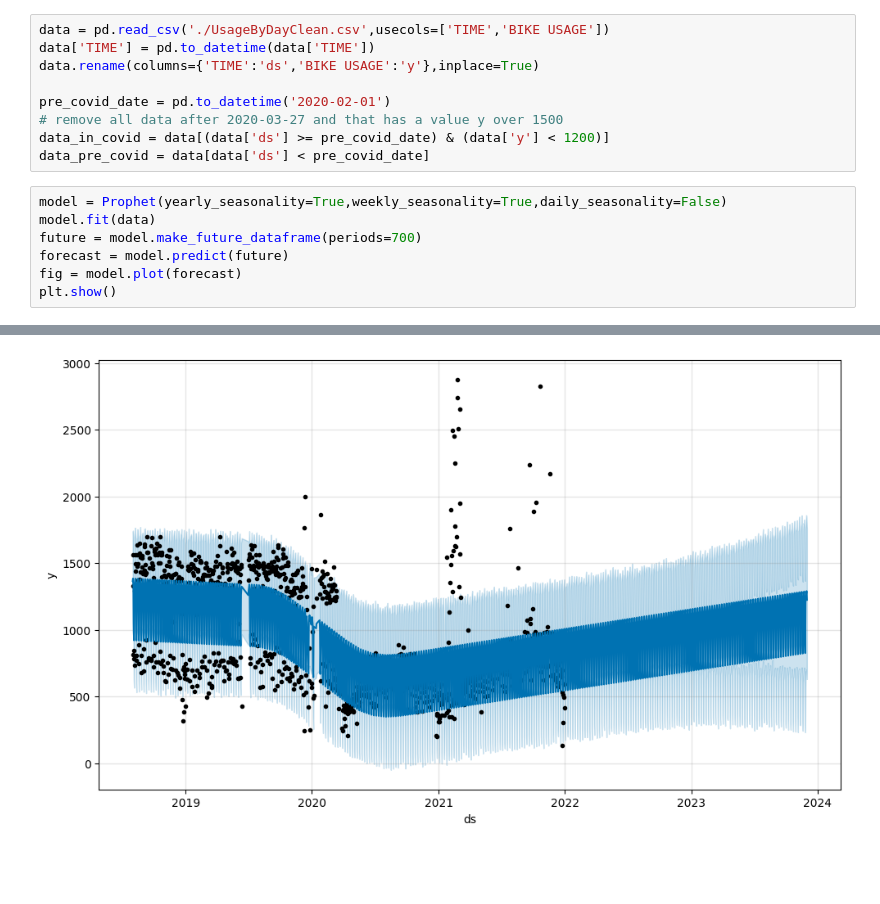
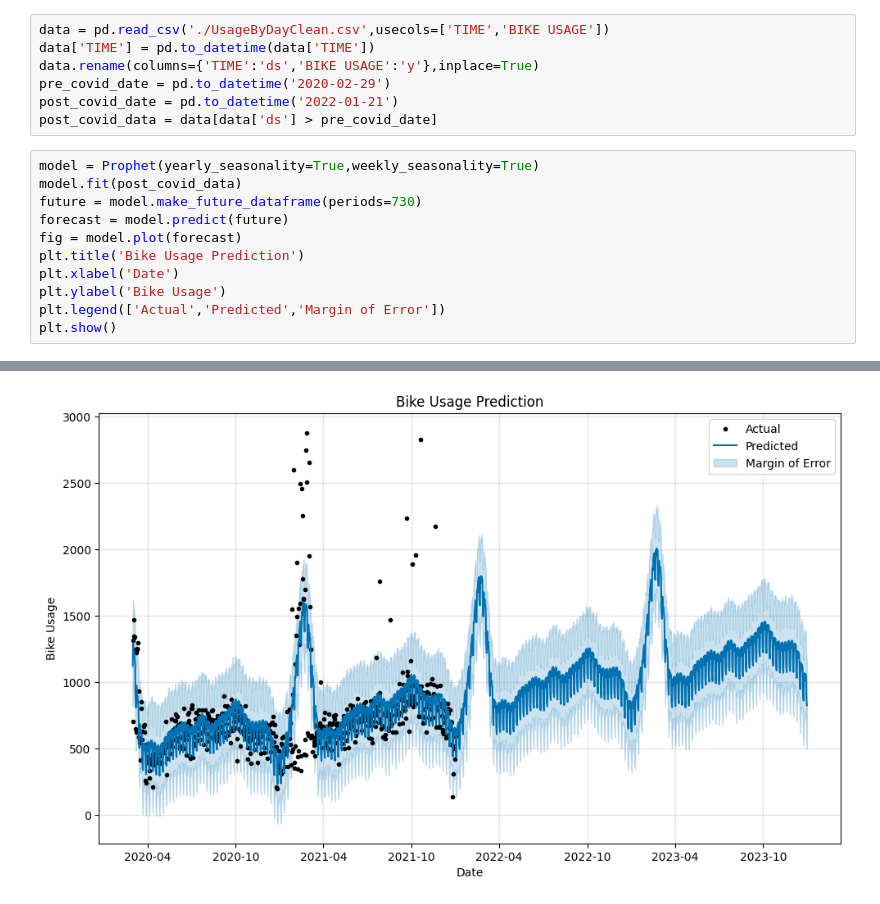
Before and after one commit to cpusch/MLFinalAssignment, a Jupyter notebook: covid impact forecast.ipynb, the cells around one changed output, grey strips where cells are left out. Drawn from its saved outputs; the diff is of its cells as text; blank space fills up the shorter version.

```diff
--- a/covid impact forecast.ipynb
+++ b/covid impact forecast.ipynb
@@ -8,16 +7,18 @@ Importing plotly failed. Interactive plots will not work.
 data = pd.read_csv('./UsageByDayClean.csv',usecols=['TIME','BIKE USAGE'])
 data['TIME'] = pd.to_datetime(data['TIME'])
 data.rename(columns={'TIME':'ds','BIKE USAGE':'y'},inplace=True)
-
-pre_covid_date = pd.to_datetime('2020-02-01')
-# remove all data after 2020-03-27 and that has a value y over 1500
-data_in_covid = data[(data['ds'] >= pre_covid_date) & (data['y'] < 1200)]
-data_pre_covid = data[data['ds'] < pre_covid_date]
+pre_covid_date = pd.to_datetime('2020-02-29')
+post_covid_date = pd.to_datetime('2022-01-21')
+post_covid_data = data[data['ds'] > pre_covid_date]
 # %%
-model = Prophet(yearly_seasonality=True,weekly_seasonality=True,daily_seasonality=False)
-model.fit(data)
-future = model.make_future_dataframe(periods=700)
+model = Prophet(yearly_seasonality=True,weekly_seasonality=True)
+model.fit(post_covid_data)
+future = model.make_future_dataframe(periods=730)
 forecast = model.predict(future)
 fig = model.plot(forecast)
+plt.title('Bike Usage Prediction')
+plt.xlabel('Date')
+plt.ylabel('Bike Usage')
+plt.legend(['Actual','Predicted','Margin of Error'])
 plt.show()
 # %% [output]
@@ -26 +27 @@ plt.show()
-[figure, old version]
+[figure, new version]
```
Also changed, not shown: parts of 7 cells of this notebook, 2 other files.
